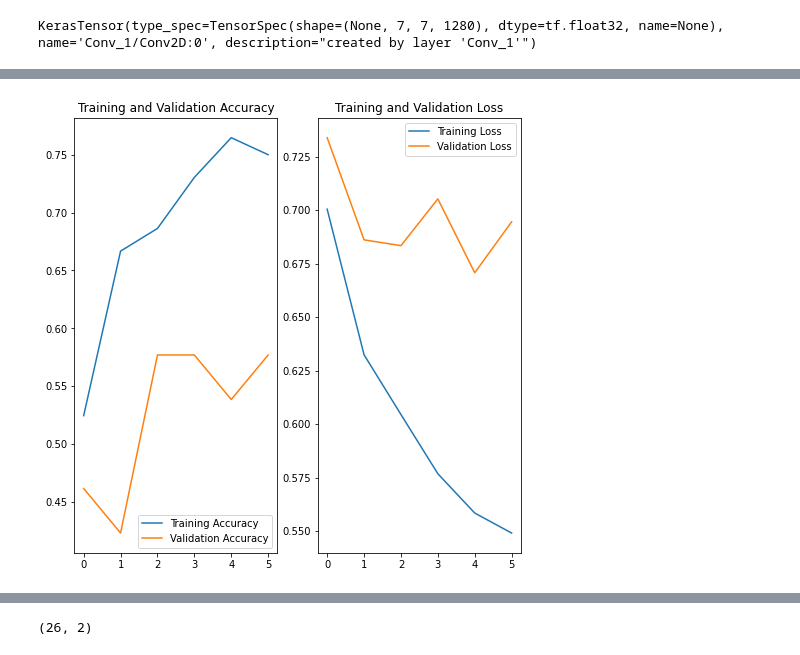
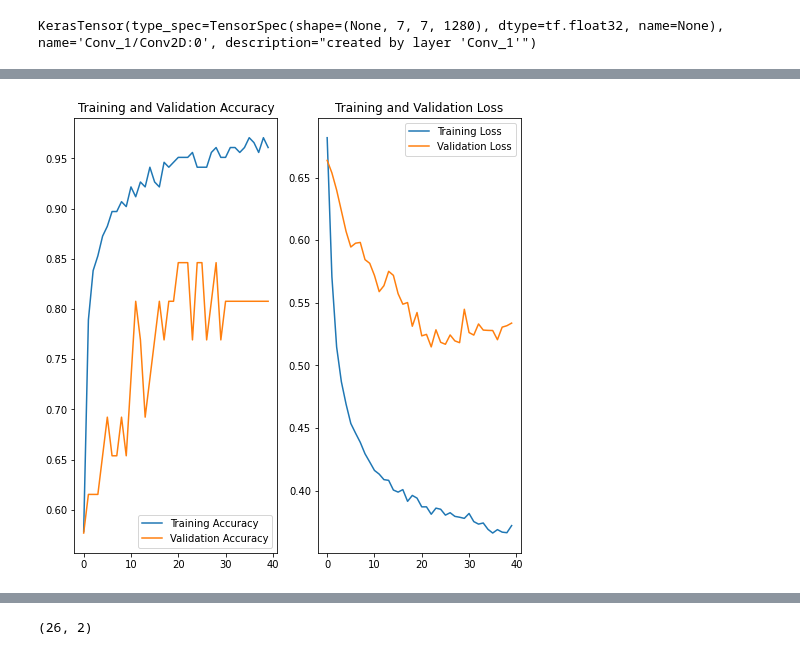
Before and after one commit to vudoan1708-cyber/Drowsiness-Detection, a Jupyter notebook: drowsiness_detection.ipynb, the cells around one changed output, grey strips where cells are left out. Saved outputs shown, nothing was run; the diff lists cells and outputs as text; code cells hidden in the pictures.

```diff
--- a/drowsiness_detection.ipynb
+++ b/drowsiness_detection.ipynb
@@ -355,7 +384,9 @@ Trainable params: 2,562
 Non-trainable params: 2,252,864
 __________________________________________________________________________________________________
 # %%
-classifier_model.compile(optimizer=keras.optimizers.RMSprop(),
+classifier_model.compile(optimizer=keras.optimizers.Adam(),
               loss=keras.losses.SparseCategoricalCrossentropy(from_logits=True),
               metrics=['accuracy'])
+# %%
+last_epoch = 0
 # %%
@@ -389,13 +424,14 @@ my_model_name = "vu_drowsiness_model"
 log_dir = "logs/fit/" + my_model_name + "-" + datetime.datetime.now().strftime("%Y%m%d-%H%M%S")
 tensorboard_callback = keras.callbacks.TensorBoard(log_dir=log_dir, histogram_freq=1)
 
-# batch_stats_callback = CollectBatchStats()
+batch_stats_callback = CollectBatchStats()
+earlystop = earlystop_callback()
 
 # # list of callbacks
-callback_list = [early_stopping, tensorboard_callback]
+callback_list = [earlystop, tensorboard_callback]
 # %%
 # Number of Epochs for Transfer Learning
-epochs = 6
+epochs = 40
 # %%
 # Fit the model
 history = classifier_model.fit(train_ds, validation_data=val_ds, epochs=epochs, verbose=2, callbacks=callback_list)
@@ -415,28 +456,28 @@ Epoch 6/6
 # %%
 # plot the training metrics
 acc = history.history['accuracy']
 val_acc = history.history['val_accuracy']
 
 loss = history.history['loss']
 val_loss = history.history['val_loss']
 
-epochs_range = range(epochs)
+epochs_range = range(last_epoch + 1) if last_epoch != 0 else range(epochs)
 
 plt.figure(figsize=(8, 8))
 plt.subplot(1, 2, 1)
 plt.plot(epochs_range, acc, label='Training Accuracy')
 plt.plot(epochs_range, val_acc, label='Validation Accuracy')
 plt.legend(loc='lower right')
 plt.title('Training and Validation Accuracy')
 
 plt.subplot(1, 2, 2)
 plt.plot(epochs_range, loss, label='Training Loss')
 plt.plot(epochs_range, val_loss, label='Validation Loss')
 plt.legend(loc='upper right')
 plt.title('Training and Validation Loss')
 plt.show()
 # %% [output]
-[figure, old version]
+[figure, new version]
 # %%
 test_loss, test_accuracy = classifier_model.evaluate(test_ds)
 print('Accuracy on test dataset:', test_accuracy)
```
Also changed, not shown: parts of 28 cells of this notebook, 11 other files.
